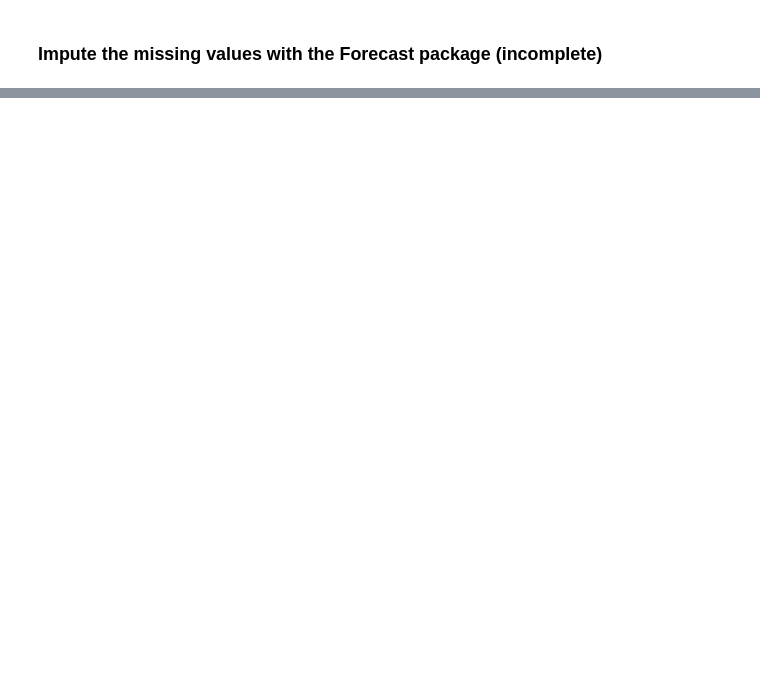
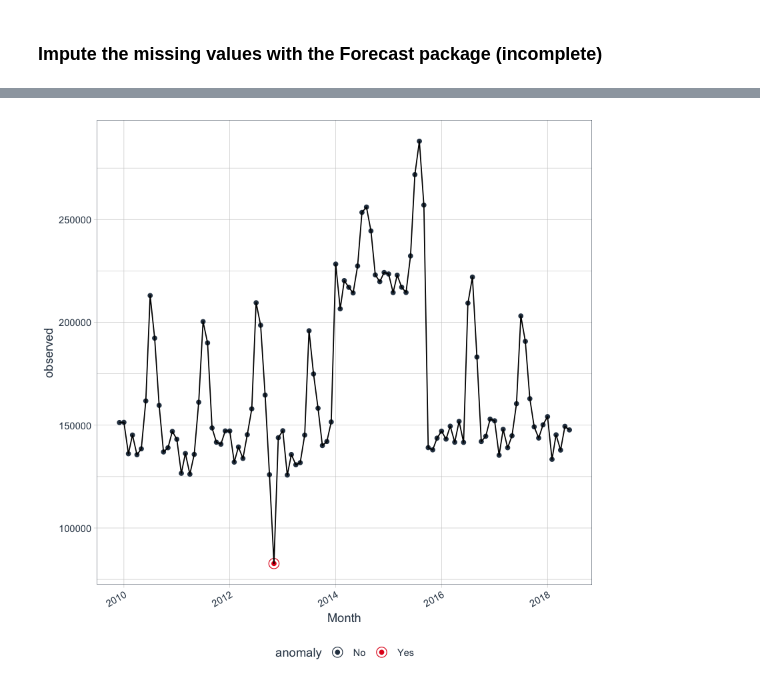
Before and after one commit to jasonfeiwang/Anomaly-Detectors, a Jupyter notebook: src/r/Time_Series_Decomposition_R.ipynb, the cells around one changed output, grey strips where cells are left out. Saved outputs shown, nothing was run; the diff lists cells and outputs as text; code cells hidden in the pictures; blank space fills up the shorter version.

```diff
--- a/src/r/Time_Series_Decomposition_R.ipynb
+++ b/src/r/Time_Series_Decomposition_R.ipynb
@@ -322,0 +459,17 @@ fit
+# %%
+ts =  select(filter(tb, Building_Meter == '165.0 - BLD 03_90327795'), 'Building_Meter', 'Month', 'Imputed_KWH')
+
+idx_outliers <- seq(50, 70)
+ts$Imputed_KWH[idx_outliers] <- ts$Imputed_KWH[idx_outliers] + mean(ts$Imputed_KWH)/2
+
+ts_anomalized_twitter <- ts %>%
+    time_decompose(Imputed_KWH, method = "Twitter", merge = TRUE) %>%
+    anomalize(remainder, method = 'gesd', max_anoms = 20/nrow(ts) + (nrow(ts) - 20)/nrow(ts)) %>%
+    time_recompose()
+
+ts_anomalized_stl <- ts %>%
+    time_decompose(Imputed_KWH, method = "STL", merge = TRUE) %>%
+    anomalize(remainder, method = 'iqr', max_anoms = 20/nrow(ts) + (nrow(ts) - 20)/nrow(ts)) %>%
+    time_recompose()
+
+# ts_anomalized %>% glimpse()
@@ -322,0 +487,5 @@ fit
+# %%
+ts_anomalized_stl %>%
+    plot_anomalies(alpha_dots = 1) + geom_line()
+# %% [output]
+[figure, added]
```
Also changed, not shown: parts of 66 cells of this notebook, 8 other files.
